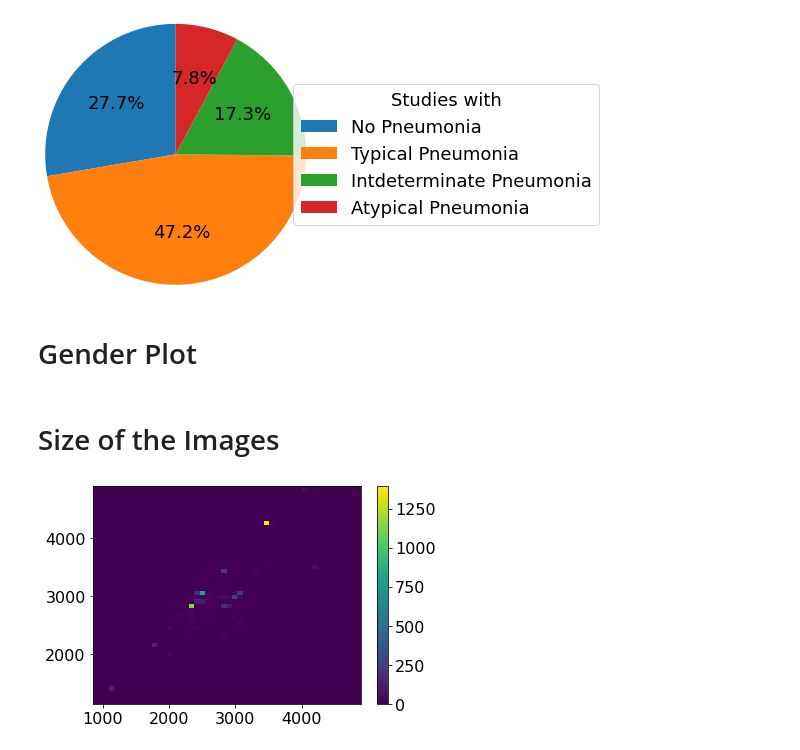
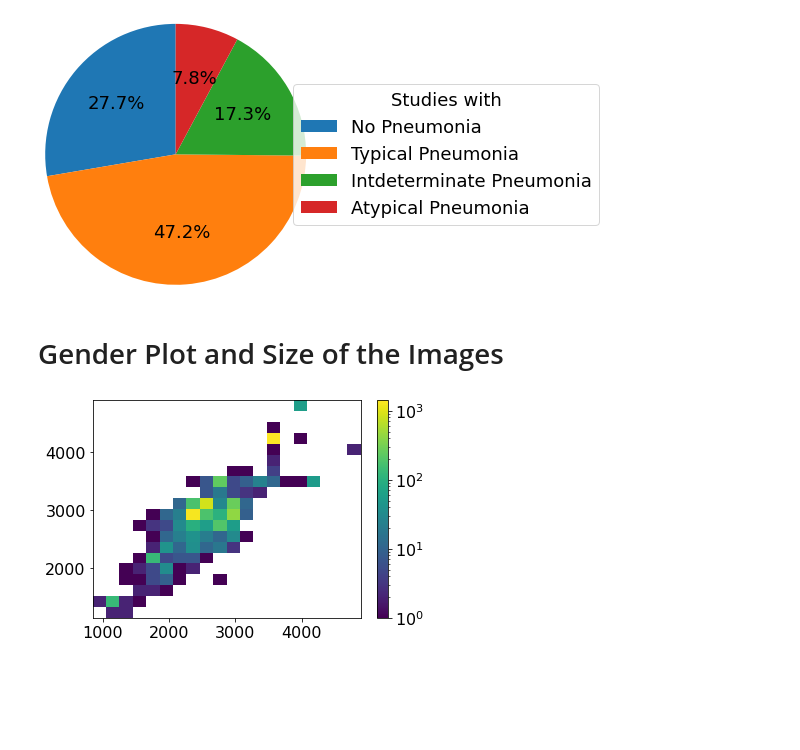
Before and after one commit to CarlaSa/AML_project, a Jupyter notebook: Data Plots.ipynb, the cells around one changed output. Drawn from its saved outputs; the diff is of its cells as text; code cells hidden in the pictures; blank space fills up the shorter version.

Commit message:
weitere Plots

```diff
--- a/Data Plots.ipynb
+++ b/Data Plots.ipynb
@@ -107,17 +109,22 @@ plt.show()
 # %% [output]
 [figure]
 # %% [markdown]
-# Gender Plot
+# Gender Plot and Size of the Images
-# %% [markdown]
-# Size of the Images
 # %%
 imagedataset = ImageDataset("data/train", "data/train_image_level.csv")
 #dataset = UniformImageDataset(imagedataset)
 # %%
-sizes = np.zeros((2,len(imagedataset)), dtype=int)
-genders = np.zeros(len(imagedataset), dtype=str)
+if os.path.exists("images/sizes.npy") and os.path.exists("images/genders.npy"):
+    sizes = np.load("images/sizes.npy")
+    genders = np.load("images/genders.npy")
+else:
+    sizes = np.zeros((2,len(imagedataset)), dtype=int)
+    genders = np.zeros(len(imagedataset), dtype=str)
 
-for i in tqdm(range(len(imagedataset))):
-    dicom, _ = imagedataset[i]
-    sizes[:,i] = dicom.pixel_array.shape
-    genders[i] = dicom.PatientSex
+    for i in tqdm(range(len(imagedataset))):
+        dicom, _ = imagedataset[i]
+        sizes[:,i] = dicom.pixel_array.shape
+        genders[i] = dicom.PatientSex
+
+    np.save("images/sizes.npy", sizes)
+    np.save("images/genders.npy", genders)
@@ -127,6 +131,7 @@ np.save("images/genders.npy", genders)
 # %%
-plt.hist2d(sizes[0], sizes[1], bins=50)
+plt.hist2d(sizes[0], sizes[1], bins=20, norm=mpl.colors.LogNorm())
 plt.colorbar()
+plt.savefig("images/hist2d_image_sizes.pdf")
 plt.show()
 # %% [output]
-[figure, old version]
+[figure, new version]
```
Also changed, not shown: parts of 6 cells of this notebook, 4 other files.
